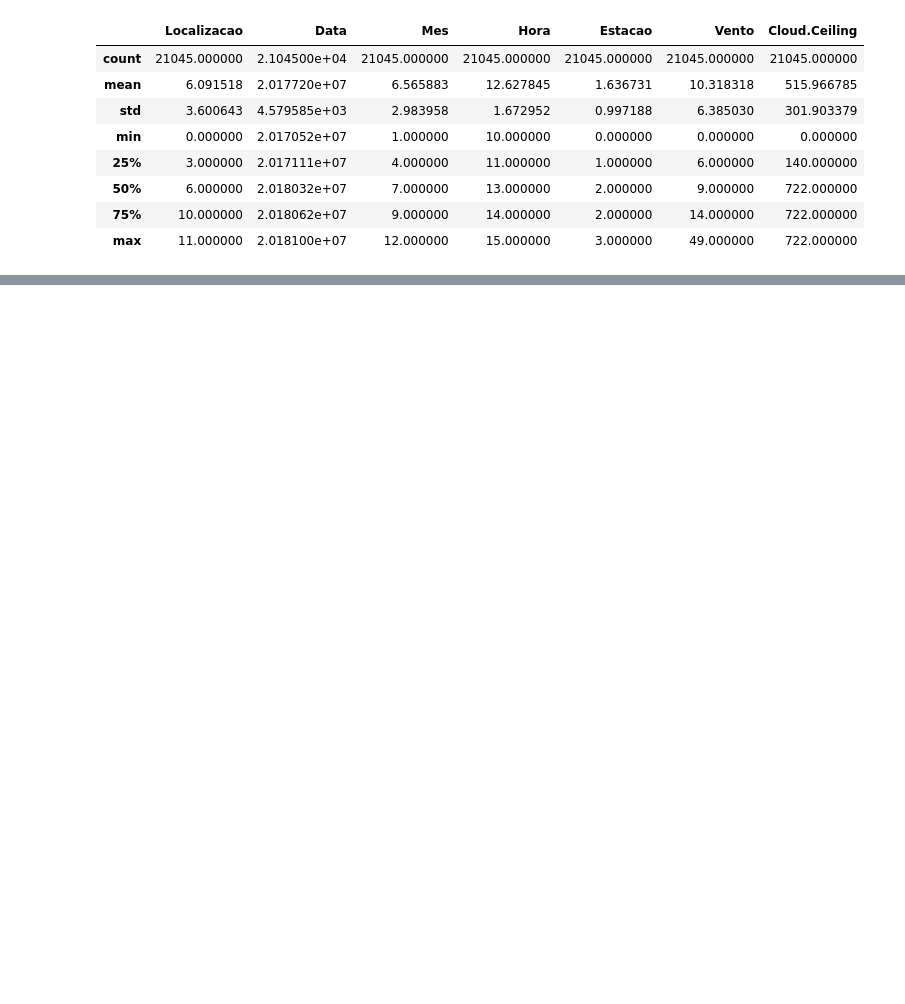
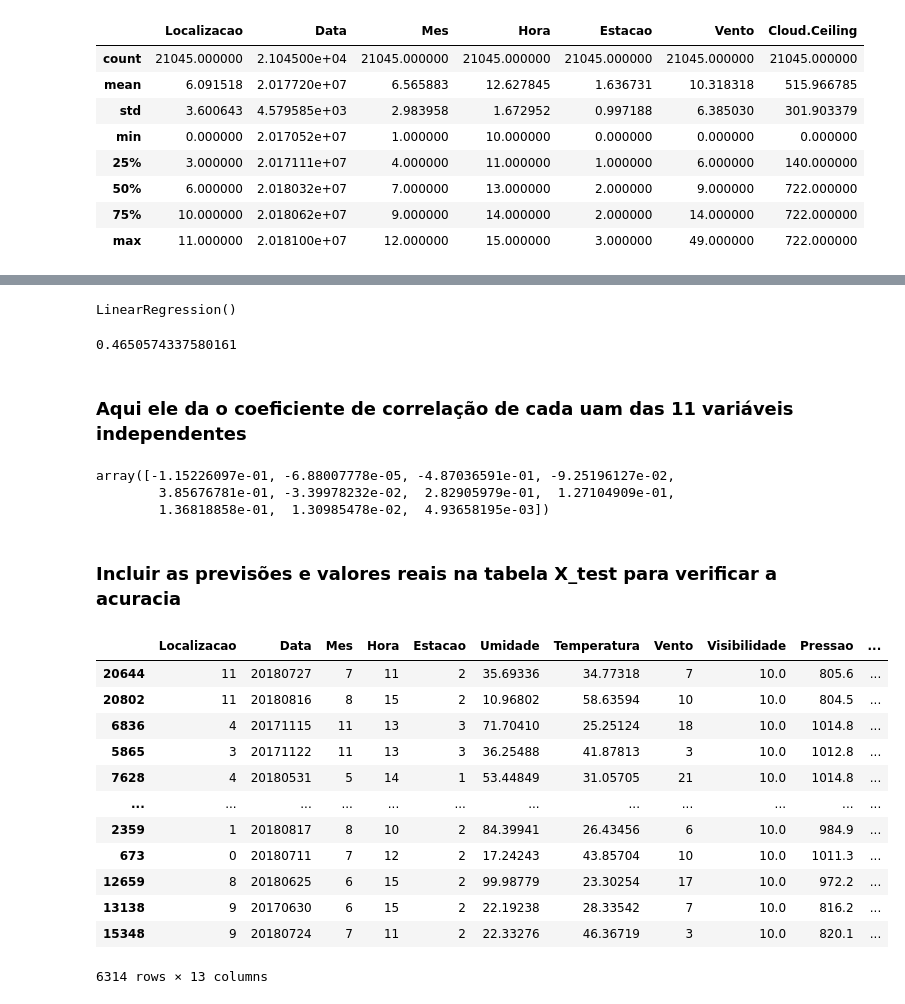
Before and after one commit to jonatasbx/Curso-CDIA, a Jupyter notebook: semana8.ipynb, the cells around one changed output, grey strips where cells are left out. Cells and saved outputs as stored; diff of their text form; code cells hidden in the pictures; blank space fills up the shorter version.

```diff
--- a/semana8.ipynb
+++ b/semana8.ipynb
@@ -298,0 +334,41 @@ energia.describe()
+# %%
+modelo = LinearRegression()
+# %%
+modelo.fit(X_train, y_train)
+# %% [output]
+LinearRegression()
+# %%
+y_pred = modelo.predict(X_test)
+# %%
+modelo.score(X_test, y_test)
+# %% [output]
+0.4650574337580161
+# %% [markdown]
+### Aqui ele da o coeficiente de correlação de cada uam das 11 variáveis independentes
+# %%
+modelo.coef_
+# %% [output]
+array([-1.15226097e-01, -6.88007778e-05, -4.87036591e-01, -9.25196127e-02,
+        3.85676781e-01, -3.39978232e-02,  2.82905979e-01,  1.27104909e-01,
+        1.36818858e-01,  1.30985478e-02,  4.93658195e-03])
+# %% [markdown]
+### Incluir as previsões e valores reais na tabela X_test para verificar a acuracia
+# %%
+X_test['y_pred'] = y_pred
+X_test['y_test'] = y_test
+# %%
+X_test
+# %% [output]
+|  | Localizacao | Data | Mes | Hora | Estacao | Umidade | Temperatura | Vento | Visibilidade | Pressao | ... |
+| 20644 | 11 | 20180727 | 7 | 11 | 2 | 35.69336 | 34.77318 | 7 | 10.0 | 805.6 | ... |
+| 20802 | 11 | 20180816 | 8 | 15 | 2 | 10.96802 | 58.63594 | 10 | 10.0 | 804.5 | ... |
+| 6836 | 4 | 20171115 | 11 | 13 | 3 | 71.70410 | 25.25124 | 18 | 10.0 | 1014.8 | ... |
+| 5865 | 3 | 20171122 | 11 | 13 | 3 | 36.25488 | 41.87813 | 3 | 10.0 | 1012.8 | ... |
+| 7628 | 4 | 20180531 | 5 | 14 | 1 | 53.44849 | 31.05705 | 21 | 10.0 | 1014.8 | ... |
+| ... | ... | ... | ... | ... | ... | ... | ... | ... | ... | ... | ... |
+| 2359 | 1 | 20180817 | 8 | 10 | 2 | 84.39941 | 26.43456 | 6 | 10.0 | 984.9 | ... |
+| 673 | 0 | 20180711 | 7 | 12 | 2 | 17.24243 | 43.85704 | 10 | 10.0 | 1011.3 | ... |
+| 12659 | 8 | 20180625 | 6 | 15 | 2 | 99.98779 | 23.30254 | 17 | 10.0 | 972.2 | ... |
+| 13138 | 9 | 20170630 | 6 | 15 | 2 | 22.19238 | 28.33542 | 7 | 10.0 | 816.2 | ... |
+| 15348 | 9 | 20180724 | 7 | 11 | 2 | 22.33276 | 46.36719 | 3 | 10.0 | 820.1 | ... |
+6314 rows × 13 columns
```
Also changed, not shown: parts of 12 cells of this notebook.
